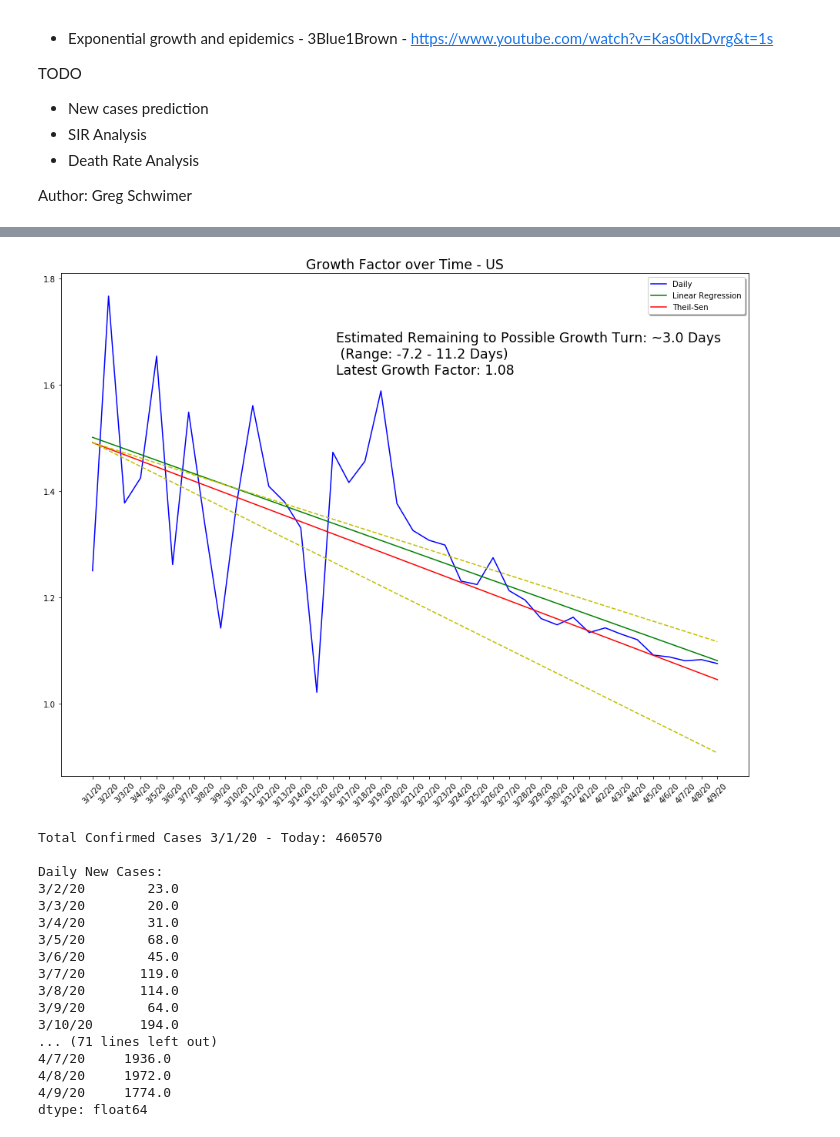
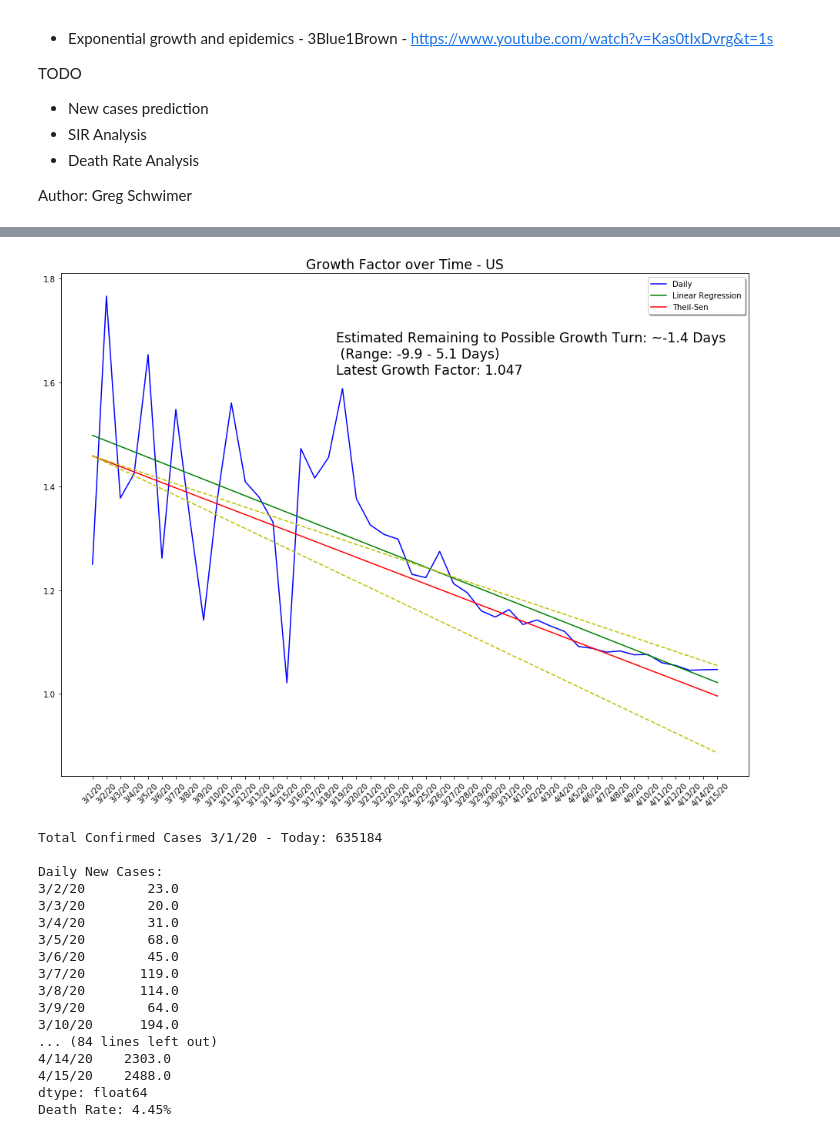
Before and after one commit to gschwim/COVID-19-Looking-Glass, a Jupyter notebook: COVID-19 Looking Glass.ipynb, the cells around one changed output, grey strips where cells are left out. Cells and saved outputs as stored; diff of their text form; code cells hidden in the pictures.

```diff
--- a/COVID-19 Looking Glass.ipynb
+++ b/COVID-19 Looking Glass.ipynb
@@ -165,35 +165,35 @@ linreg = pd.Series([(lr[1] + lr[0] * x) for x in range(growth.shape[0])],
 ts = stats.theilslopes(growth.values, range(growth.shape[0]), 0.95)
 tslopes = pd.Series([(ts[1] + ts[0] * x) for x in range(growth.shape[0])],
                     index=growth.index)
 tslopes_lower = pd.Series([(ts[1] + ts[2] * x) for x in range(growth.shape[0])],
                           index=growth.index)
 tslopes_upper = pd.Series([(ts[1] + ts[3] * x) for x in range(growth.shape[0])],
                           index=growth.index)
 
 # How long until growth factor 1?
 days_to_one = ((1 - ts[1]) / ts[0]) - growth.shape[0]
 days_to_one_low = ((1 - ts[1]) / ts[2]) - growth.shape[0]
 days_to_one_hi = ((1 - ts[1]) / ts[3]) - growth.shape[0]
 
 # plot the growth factor and trend
 
 fig = plt.figure(figsize=(16,12))
 ax = fig.add_subplot(111)
 ax.plot(growth, 'b-')
 ax.plot(linreg, 'g-')
 ax.plot(tslopes, 'r-')
 ax.plot(tslopes_upper, 'y--')
 ax.plot(tslopes_lower, 'y--')
 ax.text(.4, .8,
-        'Estimated Remaining to Possible Growth Turn: ~{:.1f} Days\n (Range: {:.1f} - {:.1f} Days)\nLatest Growth Factor: {:.2f}'\
+        'Estimated Remaining to Possible Growth Turn: ~{:.1f} Days\n (Range: {:.1f} - {:.1f} Days)\nLatest Growth Factor: {:.3f}'\
         .format(days_to_one, days_to_one_low, days_to_one_hi, growth[-1]),
         fontsize='xx-large', transform=ax.transAxes)
 plt.xticks(rotation=45)
 plt.legend(('Daily', 'Linear Regression', 'Theil-Sen'), shadow=True, loc='upper right')
 plt.title('Growth Factor over Time - {}'.format(state), fontsize='xx-large')
 plt.show()
 # %% [output]
-[figure, old version]
+[figure, new version]
 # %%
 total_cases = counts[-1]
 daily_counts = (counts - counts.shift()).dropna()
@@ -207,8 +207,10 @@ daily_deaths = (dcounts - dcounts.shift()).dropna()
 
 print('Total Deaths {} - {}: {}\n'.format(start_date, end_date, total_deaths))
 print('Daily Deaths:\n{}'.format(daily_deaths))
+
+print('Death Rate: {:.2f}%'.format((total_deaths/total_cases) * 100))
 # %% [output]
-Total Confirmed Cases 3/1/20 - Today: 460570
+Total Confirmed Cases 3/1/20 - Today: 635184
 
 Daily New Cases:
 3/2/20        23.0
@@ -220,8 +222,8 @@ Daily New Cases:
 3/8/20       114.0
 3/9/20        64.0
 3/10/20      194.0
-... (71 lines left out)
-4/7/20     1936.0
-4/8/20     1972.0
-4/9/20     1774.0
+... (84 lines left out)
+4/14/20    2303.0
+4/15/20    2488.0
 dtype: float64
+Death Rate: 4.45%
```
Also changed, not shown: parts of 2 cells of this notebook.
